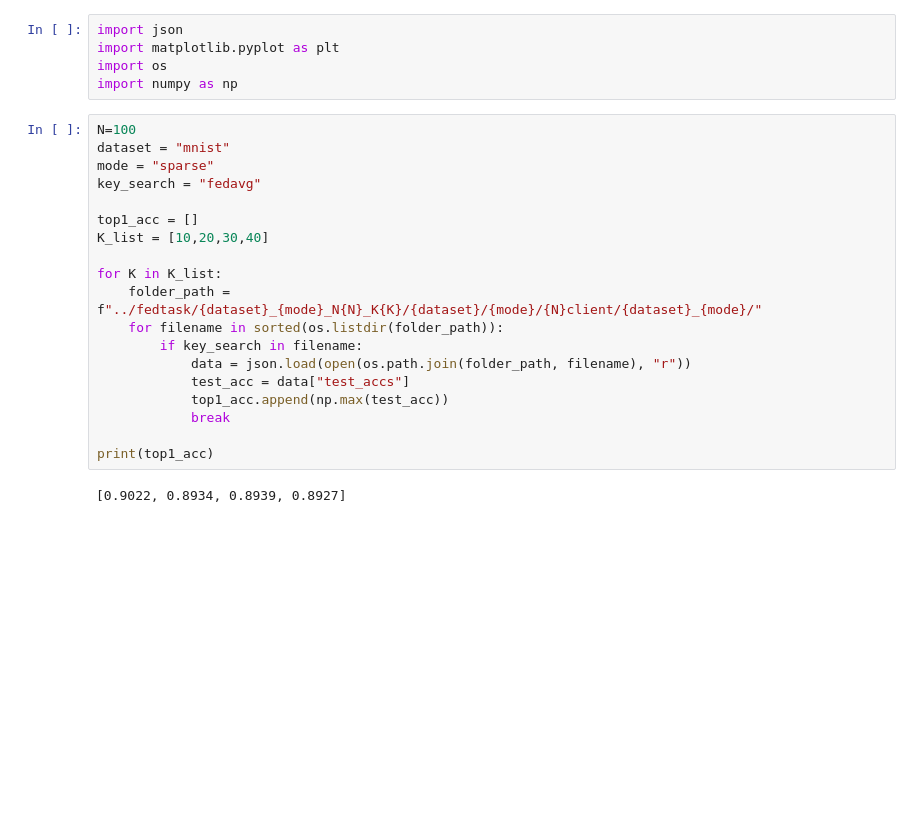
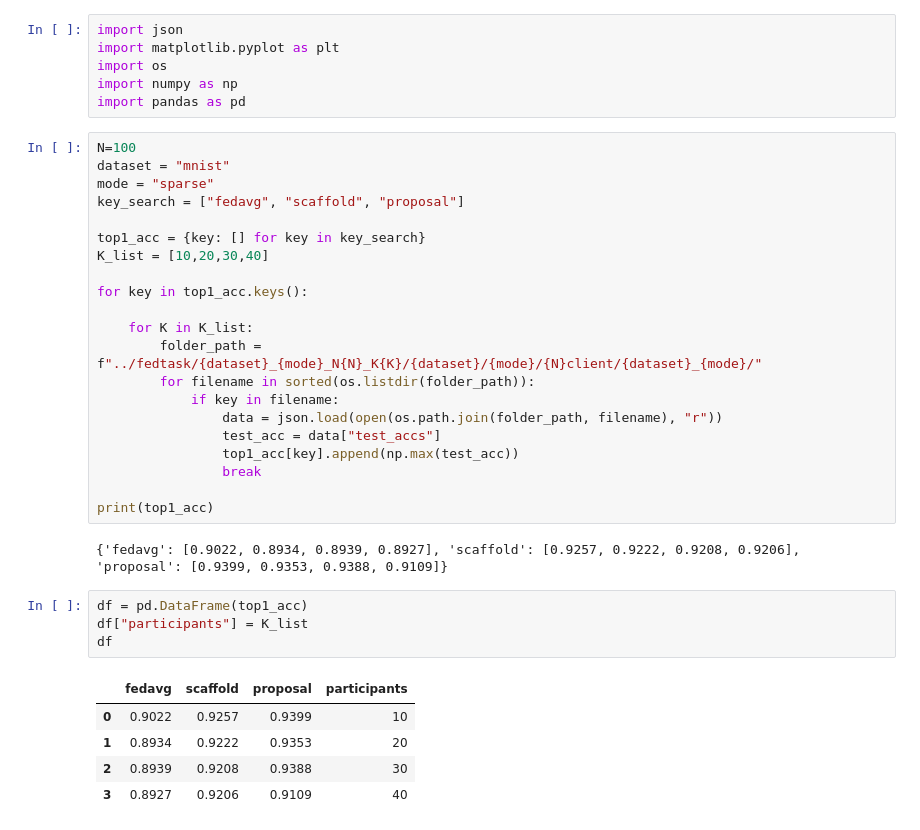
Before and after one commit to AIoT-Lab-BKAI/easyFL, a Jupyter notebook: utils/deep_analysis.ipynb, the cells around one changed output. Drawn from its saved outputs; the diff is of its cells as text; blank space fills up the shorter version.

```diff
--- a/utils/deep_analysis.ipynb
+++ b/utils/deep_analysis.ipynb
@@ -3,24 +3,37 @@ import json
 import matplotlib.pyplot as plt
 import os
 import numpy as np
+import pandas as pd
 # %%
 N=100
 dataset = "mnist"
 mode = "sparse"
-key_search = "fedavg"
+key_search = ["fedavg", "scaffold", "proposal"]
 
-top1_acc = []
+top1_acc = {key: [] for key in key_search}
 K_list = [10,20,30,40]
 
-for K in K_list:
-    folder_path = f"../fedtask/{dataset}_{mode}_N{N}_K{K}/{dataset}/{mode}/{N}client/{dataset}_{mode}/"
-    for filename in sorted(os.listdir(folder_path)):
-        if key_search in filename:
-            data = json.load(open(os.path.join(folder_path, filename), "r"))
-            test_acc = data["test_accs"]
-            top1_acc.append(np.max(test_acc))
-            break
+for key in top1_acc.keys():
+
+    for K in K_list:
+        folder_path = f"../fedtask/{dataset}_{mode}_N{N}_K{K}/{dataset}/{mode}/{N}client/{dataset}_{mode}/"
+        for filename in sorted(os.listdir(folder_path)):
+            if key in filename:
+                data = json.load(open(os.path.join(folder_path, filename), "r"))
+                test_acc = data["test_accs"]
+                top1_acc[key].append(np.max(test_acc))
+                break
 
 print(top1_acc)
 # %% [output]
-[0.9022, 0.8934, 0.8939, 0.8927]
+{'fedavg': [0.9022, 0.8934, 0.8939, 0.8927], 'scaffold': [0.9257, 0.9222, 0.9208, 0.9206], 'proposal': [0.9399, 0.9353, 0.9388, 0.9109]}
+# %%
+df = pd.DataFrame(top1_acc)
+df["participants"] = K_list
+df
+# %% [output]
+|  | fedavg | scaffold | proposal | participants |
+| 0 | 0.9022 | 0.9257 | 0.9399 | 10 |
+| 1 | 0.8934 | 0.9222 | 0.9353 | 20 |
+| 2 | 0.8939 | 0.9208 | 0.9388 | 30 |
+| 3 | 0.8927 | 0.9206 | 0.9109 | 40 |
```
Also changed, not shown: parts of 2 cells of this notebook, 4 other files.
